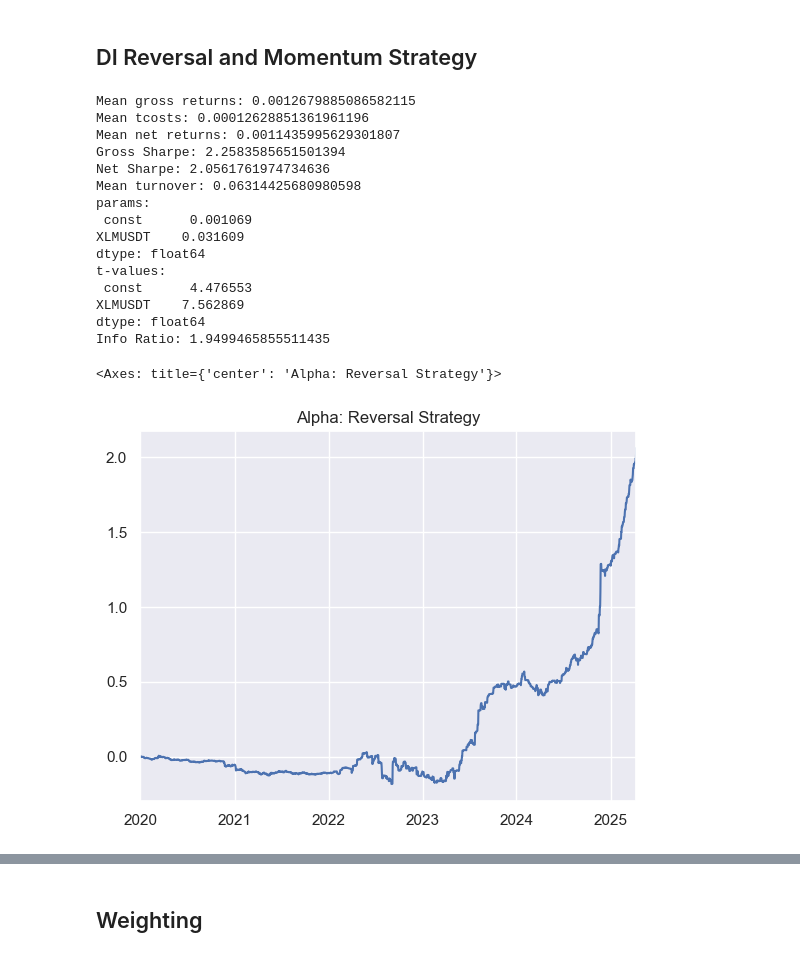
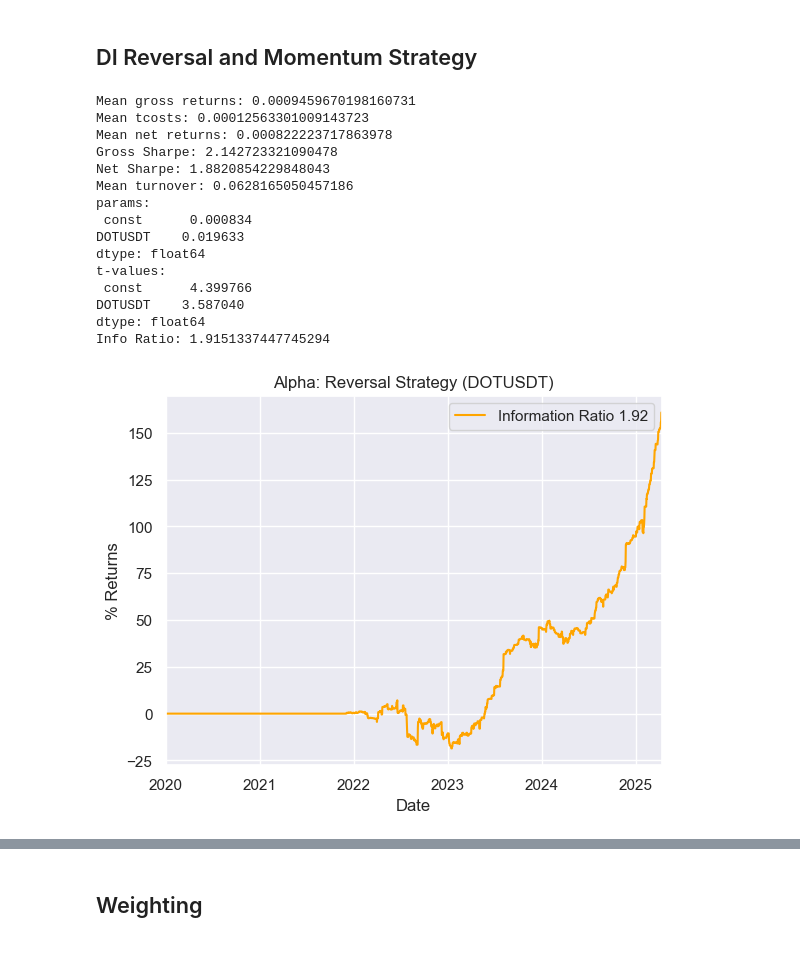
Before and after one commit to nathanteverett/portfolio, a Jupyter notebook: crypto_stat_arb/Directional Index Reversal and Momentum Strategy.ipynb, the cells around one changed output, grey strips where cells are left out. Drawn from its saved outputs; the diff is of its cells as text; code cells hidden in the pictures.

Commit message:
Making plots for README

```diff
--- a/crypto_stat_arb/Directional Index Reversal and Momentum Strategy.ipynb
+++ b/crypto_stat_arb/Directional Index Reversal and Momentum Strategy.ipynb
@@ -330,47 +330,48 @@ roll_reg = rolling_regression(rev_train, master_sec_train, window)
 alpha = 0.35 #often 1/(day average), can be optimized
 di = di_trend(high_rev_train,low_rev_train,close_rev_train,alpha)
 
 # M/R sig threshold
 thresh = 0.25
 mr_sig = ((di[0]*di[1]).diff().sum(1)).abs()
 sig_thresh = np.max(mr_sig)*thresh
 
 # Reversal components
 sec = roll_reg['indep var']
 betas = roll_reg['betas']
 basket = roll_reg['dep vars']
 
 # Reversal signal
 rev_port = pairs_trade_smooth(sec, basket, betas, threshold=1.5, alpha=0.2)
 rev_port = rev_port.where(mr_sig > sig_thresh, 0)
 rev_port[master_sec_train] = -1*rev_port.sum(1)
 
 rets = returns(rev_port, rev_train)
 rets.norm()
 rets.gen_returns(print_results = True)
 
 beta = ret[master_sec_train].fillna(0)
 rets.purify(beta, print_results = True)
 
-rets.alpha.cumsum().plot(title='Alpha: Reversal Strategy')
+(rets.alpha*100).cumsum().plot(title= f'Alpha: Reversal Strategy ({master_sec_train})', xlabel='Date', ylabel= '% Returns',
+                              label = f"Information Ratio {rets.ir:.2f}", color = 'orange')
+plt.legend()
 # %% [output]
-Mean gross returns: 0.0012679885086582115
-Mean tcosts: 0.00012628851361961196
-Mean net returns: 0.0011435995629301807
-Gross Sharpe: 2.2583585651501394
-Net Sharpe: 2.0561761974734636
-Mean turnover: 0.06314425680980598
+Mean gross returns: 0.0009459670198160731
+Mean tcosts: 0.00012563301009143723
+Mean net returns: 0.000822223717863978
+Gross Sharpe: 2.142723321090478
+Net Sharpe: 1.8820854229848043
+Mean turnover: 0.0628165050457186
 params:
- const      0.001069
-XLMUSDT    0.031609
+ const      0.000834
+DOTUSDT    0.019633
 dtype: float64
 t-values:
- const      4.476553
-XLMUSDT    7.562869
+ const      4.399766
+DOTUSDT    3.587040
 dtype: float64
-Info Ratio: 1.9499465855511435
+Info Ratio: 1.9151337447745294
-<Axes: title={'center': 'Alpha: Reversal Strategy'}>
-[figure, old version]
+[figure, new version]
 # %%
 #### Momentum ####
 
```
Also changed, not shown: parts of 6 cells of this notebook, 3 other files.
